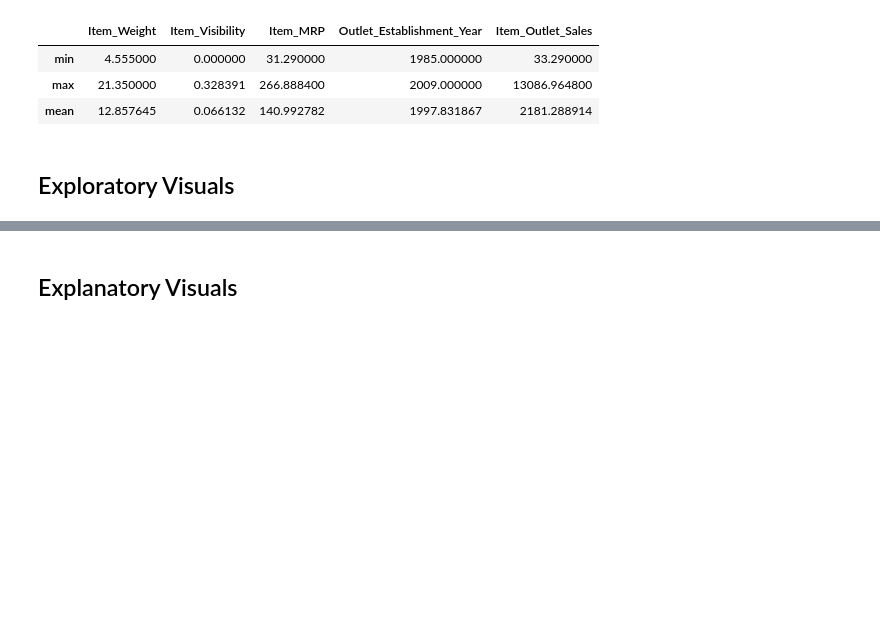
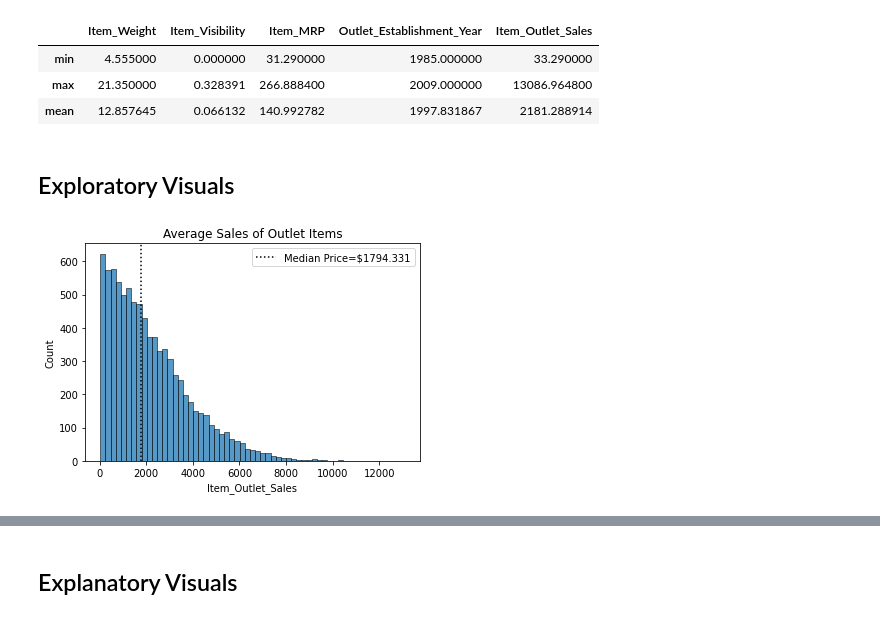
Before and after one commit to krheams60/Sales-predictions, a Jupyter notebook: Sales_Predictions_Part1.ipynb, the cells around one changed output, grey strips where cells are left out. Drawn from its saved outputs; the diff is of its cells as text; code cells hidden in the pictures; blank space fills up the shorter version.

```diff
--- a/Sales_Predictions_Part1.ipynb
+++ b/Sales_Predictions_Part1.ipynb
@@ -147,3 +150,13 @@ df[['Item_Weight', 'Item_Visibility', 'Item_MRP', 'Outlet_Establishment_Year', '
 | mean | 12.857645 | 0.066132 | 140.992782 | 1997.831867 | 2181.288914 |
 # %% [markdown]
 ## Exploratory Visuals
+# %%
+# This graph shows the average sales of outlet items in rupee dollars
+ax = sns.histplot(data=df, x='Item_Outlet_Sales')
+ax.set(title='Average Sales of Outlet Items');
+median = df['Item_Outlet_Sales'].median()
+ax.axvline(median,color='k', ls=':',
+           label=f"Median Price=${median}");
+ax.legend();
+# %% [output]
+[figure, added]
```
Also changed, not shown: parts of 4 cells of this notebook.
